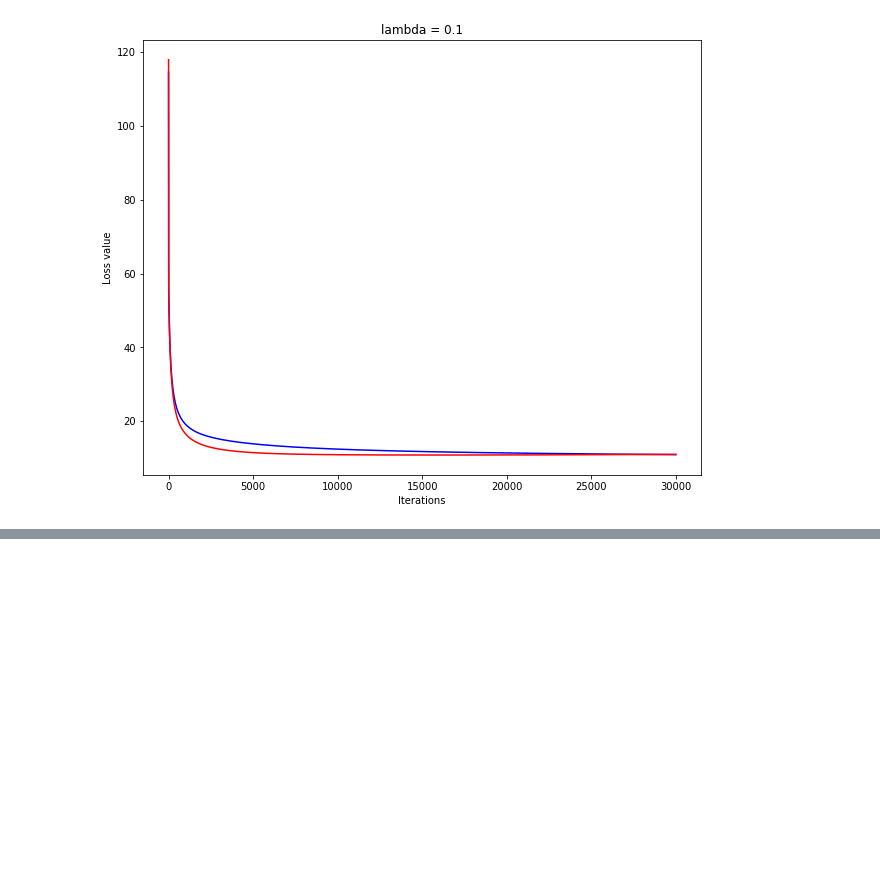
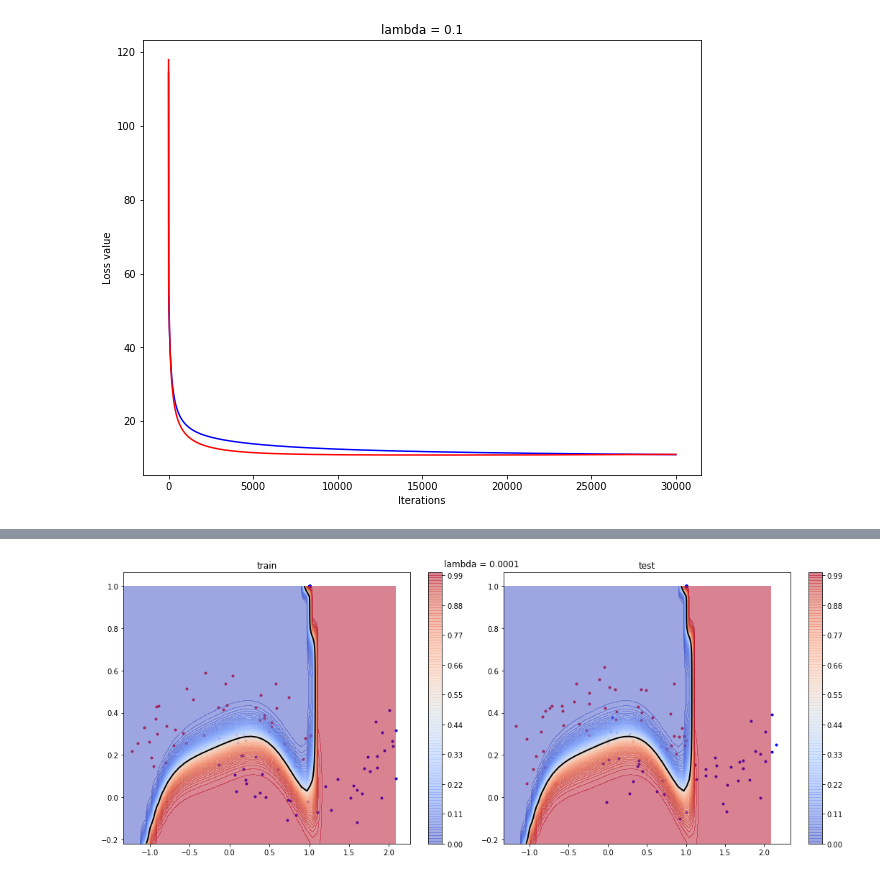
Before and after one commit to insu0929/mlproject, a Jupyter notebook: assign06_20140313.ipynb, the cells around one changed output, grey strips where cells are left out. Saved outputs shown, nothing was run; the diff lists cells and outputs as text; code cells hidden in the pictures; blank space fills up the shorter version.

Commit message:
6. plot the learning curve tr3

```diff
--- a/assign06_20140313.ipynb
+++ b/assign06_20140313.ipynb
@@ -220,0 +224,26 @@ TypeError: Length of x must be number of columns in z.
+# %%
+fig = plt.figure(figsize = (15, 6))
+plt.suptitle('lambda = 0.0001')
+
+ax1 = fig.add_subplot(121)
+ax1.set_title('train')
+ax1.scatter(x1_train[idx_class0_train], x2_train[idx_class0_train], c='r', marker='.', label='class=0')
+ax1.scatter(x1_train[idx_class1_train], x2_train[idx_class1_train], c='b', marker='.', label='class=1')
+ax1.contour(xx1, xx2, p[1], levels=1, linewidths=2, colors='black')
+
+cs1 = ax1.contourf(xx1, xx2, p[1], levels=100, cmap='coolwarm', alpha=0.5)
+cbar1 = plt.colorbar(cs1)
+cbar1.update_ticks()
+
+ax2 = fig.add_subplot(122)
+ax2.set_title('test')
+ax2.scatter(x1_test[idx_class0_test], x2_test[idx_class0_test], c='r', marker='.', label='class=0')
+ax2.scatter(x1_test[idx_class1_test], x2_test[idx_class1_test], c='b', marker='.', label='class=1')
+ax2.contour(xx1, xx2, p[1], levels=1, linewidths=2, colors='black')
+
+cs2 = ax2.contourf(xx1, xx2, p[1], levels=100, cmap='coolwarm', alpha=0.5)
+cbar2 = plt.colorbar(cs2)
+cbar2.update_ticks()
+plt.tight_layout()
+# %% [output]
+[figure, added]
```
Also changed, not shown: parts of 3 cells of this notebook.
